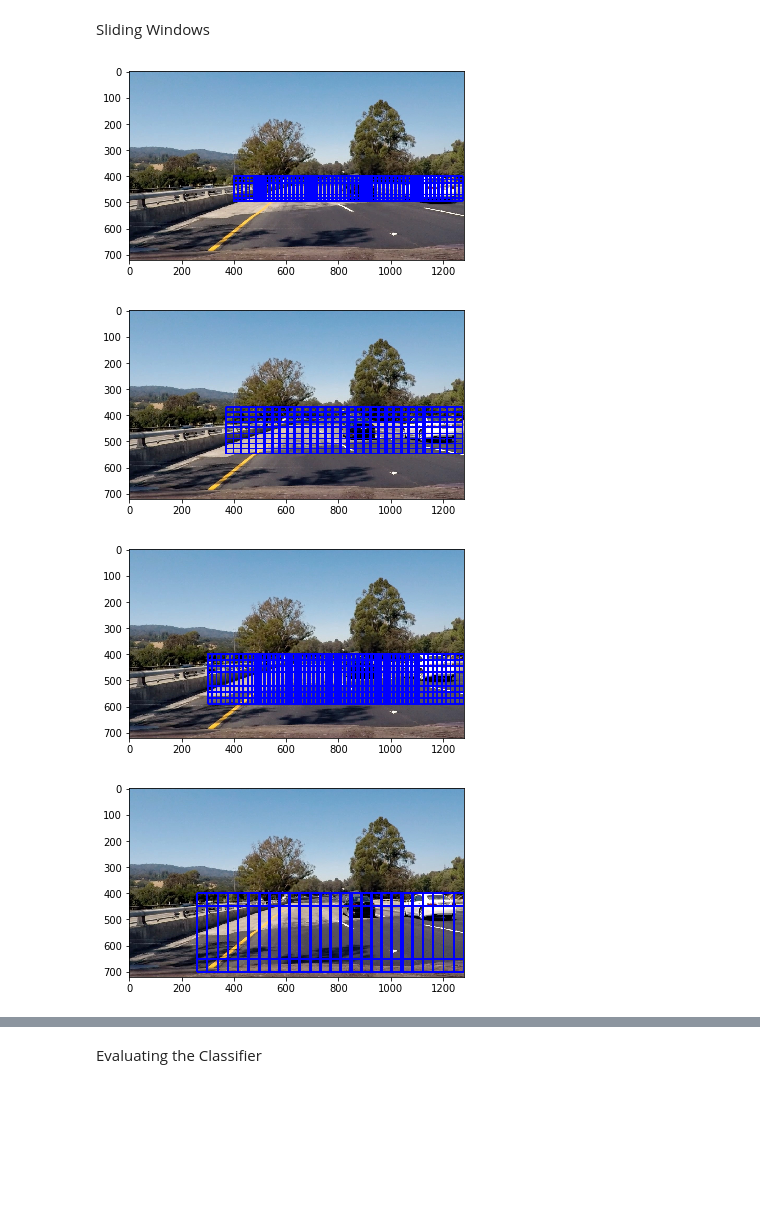
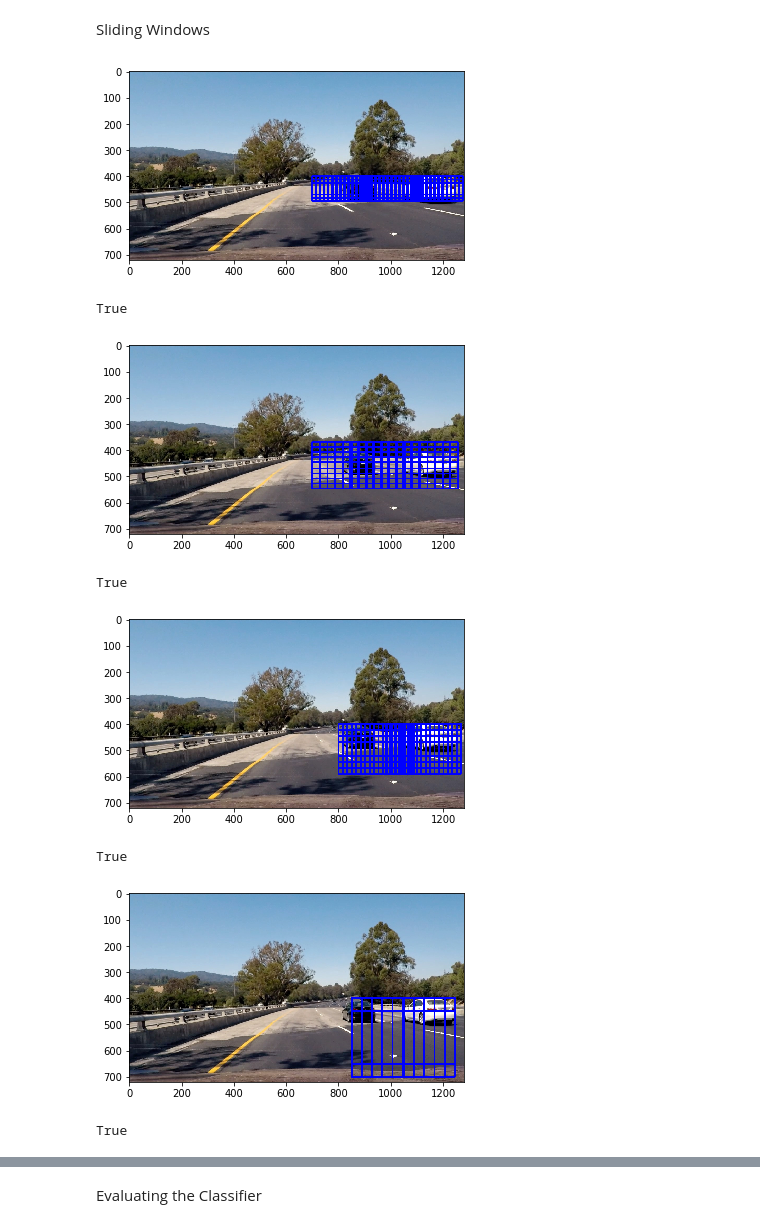
Before and after one commit to anakhaei/CarND-Vehicle-Detection, a Jupyter notebook: vehicle_detection.ipynb, the cells around one changed output, grey strips where cells are left out. Cells and saved outputs as stored; diff of their text form; code cells hidden in the pictures; blank space fills up the shorter version.

```diff
--- a/vehicle_detection.ipynb
+++ b/vehicle_detection.ipynb
@@ -243,40 +243,50 @@ def show_image(img):
     plt.show()
 # %%
 images = []
+files=[]
 for file in glob.glob('test_images/test*.jpg'):
     image_bgr = cv2.imread(file)
     image = cv2.cvtColor(image_bgr, cv2.COLOR_BGR2RGB)
     images.append(image)
+    files.append(file)
 # %%
-windows_far = slide_window(images[0], x_start_stop=[400, 1280], y_start_stop=[400, 500],
+windows_far = slide_window(images[0], x_start_stop=[700, 1280], y_start_stop=[400, 500],
                 xy_window=(80, 70), xy_overlap=(0.8, 0.8))
 window_img = draw_boxes(image, windows_far, color=(0, 0, 255), thick=6)
 show_image(window_img)
+cv2.imwrite('output_images/windows_far.png',cv2.cvtColor(window_img, cv2.COLOR_RGB2BGR))
 # %% [output]
-[figure, old version]
+[figure, new version]
+True
 # %%
-windows_mid_far = slide_window(images[0], x_start_stop=[370, 1280], y_start_stop=[370, 550],
+windows_mid_far = slide_window(images[0], x_start_stop=[700, 1280], y_start_stop=[370, 550],
                 xy_window=(150, 100), xy_overlap=(0.8, 0.8))
 window_img = draw_boxes(image, windows_mid_far, color=(0, 0, 255), thick=6)
 show_image(window_img)
+cv2.imwrite('output_images/windows_mid_far.png',cv2.cvtColor(window_img, cv2.COLOR_RGB2BGR))
 # %% [output]
-[figure, old version]
+[figure, new version]
+True
 # %%
-windows_mid = slide_window(images[0], x_start_stop=[300, 1280], y_start_stop=[400, 600],
+windows_mid = slide_window(images[0], x_start_stop=[800, 1280], y_start_stop=[400, 600],
                 xy_window=(180, 120), xy_overlap=(0.9, 0.8))
 window_img = draw_boxes(image, windows_mid, color=(0, 0, 255), thick=6)
 show_image(window_img)
+cv2.imwrite('output_images/windows_mid.png',cv2.cvtColor(window_img, cv2.COLOR_RGB2BGR))
 # %% [output]
-[figure, old version]
+[figure, new version]
+True
 # %%
 
 
-windows_close = slide_window(images[0], x_start_stop=[260, 1280], y_start_stop=[400, None],
+windows_close = slide_window(images[0], x_start_stop=[850, 1280], y_start_stop=[400, None],
                 xy_window=(200, 250), xy_overlap=(0.8, 0.8))
 window_img = draw_boxes(image, windows_close, color=(0, 0, 255), thick=6)
 show_image(window_img)
+cv2.imwrite('output_images/windows_close.png',cv2.cvtColor(window_img, cv2.COLOR_RGB2BGR))
 # %% [output]
-[figure, old version]
+[figure, new version]
+True
 # %%
 windows = windows_far + windows_mid_far+ windows_mid + windows_close
 window_img = draw_boxes(image, windows, color=(0, 0, 255), thick=6)
```
Also changed, not shown: parts of 3 cells of this notebook, 8 other files.
